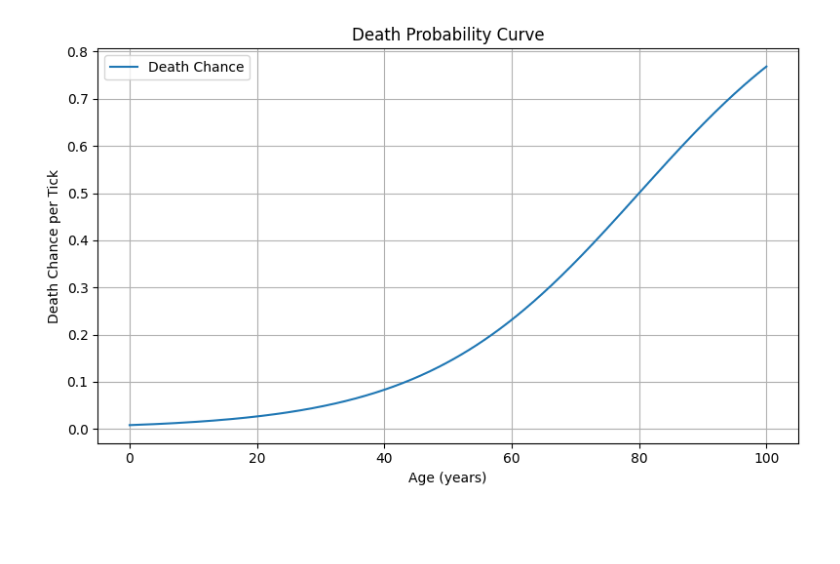
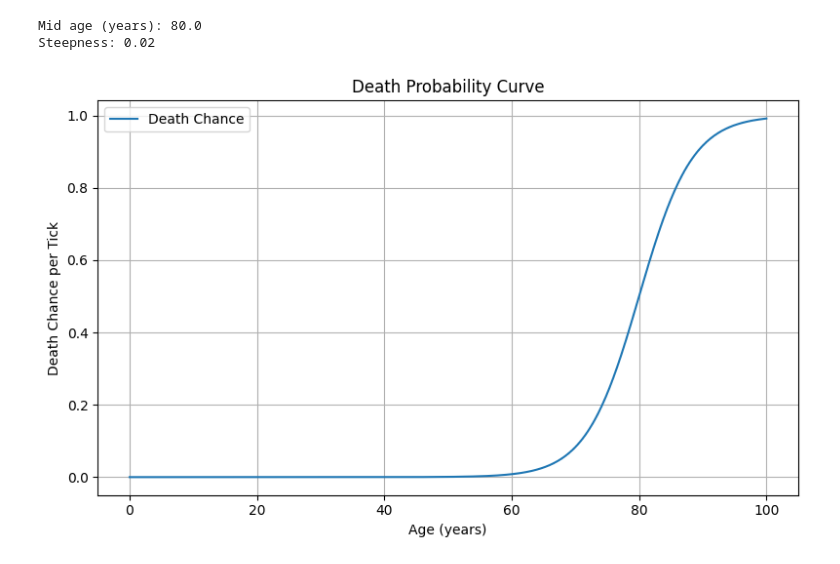
Before and after one commit to kacienk/wealth-distribution-simulation, a Jupyter notebook: visualisation/visualisation.ipynb, the cells around one changed output. Saved outputs shown, nothing was run; the diff lists cells and outputs as text; code cells hidden in the pictures; blank space fills up the shorter version.

```diff
--- a/visualisation/visualisation.ipynb
+++ b/visualisation/visualisation.ipynb
@@ -0,0 +8,9 @@
+# %%
+RUN_NAME = 'metrics_default'
+CONFIG_NAME = 'default.json'
+
+SAVE_FIG = True
+# %%
+# Load the configuration file
+with open(os.path.join('..', 'config', CONFIG_NAME), 'r') as f:
+    config = json.load(f)
@@ -82,26 +156,32 @@ plt.show()
 # %%
 import numpy as np
 import matplotlib.pyplot as plt
 
-mid_age_years = 80      # age where death chance is 50%
-steepness = 0.005        # how quickly death probability rises with age
+mid_age_years = config['age_and_death']['mid_age']      # age where death chance is 50%
+print(f"Mid age (years): {mid_age_years}")
+steepness = config['age_and_death']['steepness']        # how quickly death probability rises with age
+print(f"Steepness: {steepness}")
 
 ages = np.linspace(0, 100, 500)
 mid_age = mid_age_years * 12
 
 death_chance = 1.0 / (1.0 + np.exp(-steepness * (ages * 12 - mid_age)))
 
 plt.figure(figsize=(8, 5))
 plt.plot(ages, death_chance, label="Death Chance")
 plt.xlabel("Age (years)")
 plt.ylabel("Death Chance per Tick")
 plt.title("Death Probability Curve")
 plt.grid(True)
 plt.legend()
 plt.tight_layout()
+if SAVE_FIG:
+    plt.savefig(os.path.join(RUN_NAME, f"{RUN_NAME}_death_probability_curve.png"))
 plt.show()
 # %% [output]
+Mid age (years): 80.0
+Steepness: 0.02
-[figure, old version]
+[figure, new version]
 # %%
 # Plot mean education over time
 plt.figure(figsize=(10, 5))
```
Also changed, not shown: parts of 11 cells of this notebook, 20 other files.
